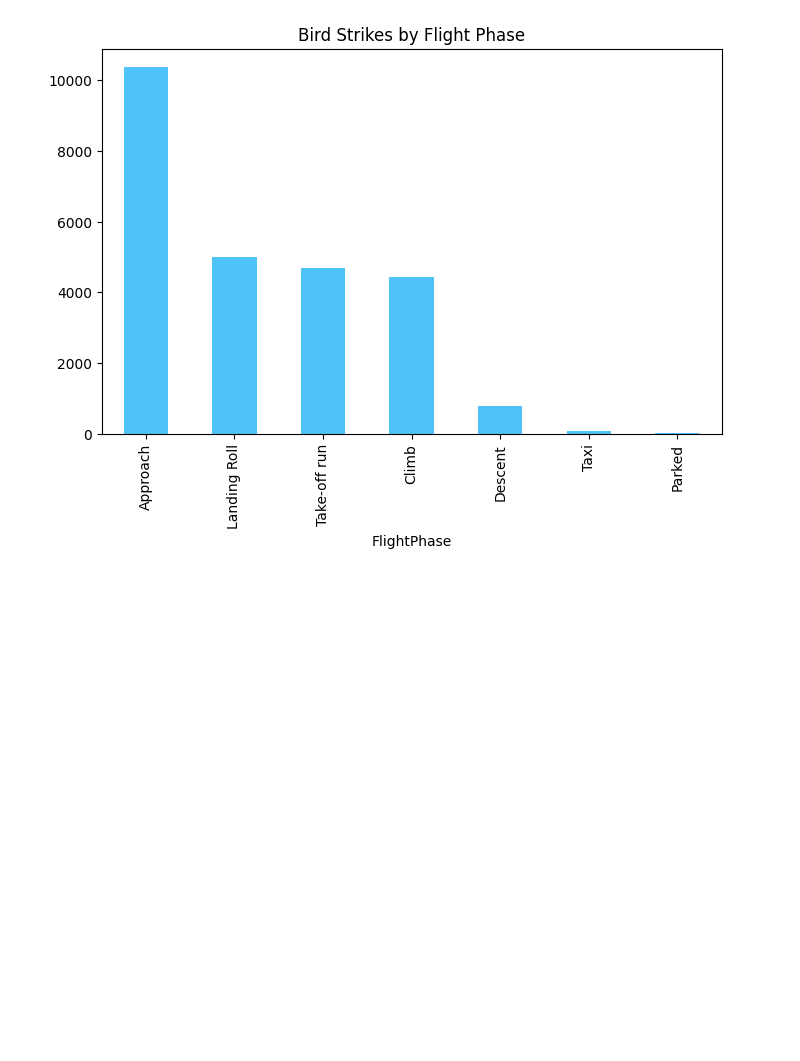
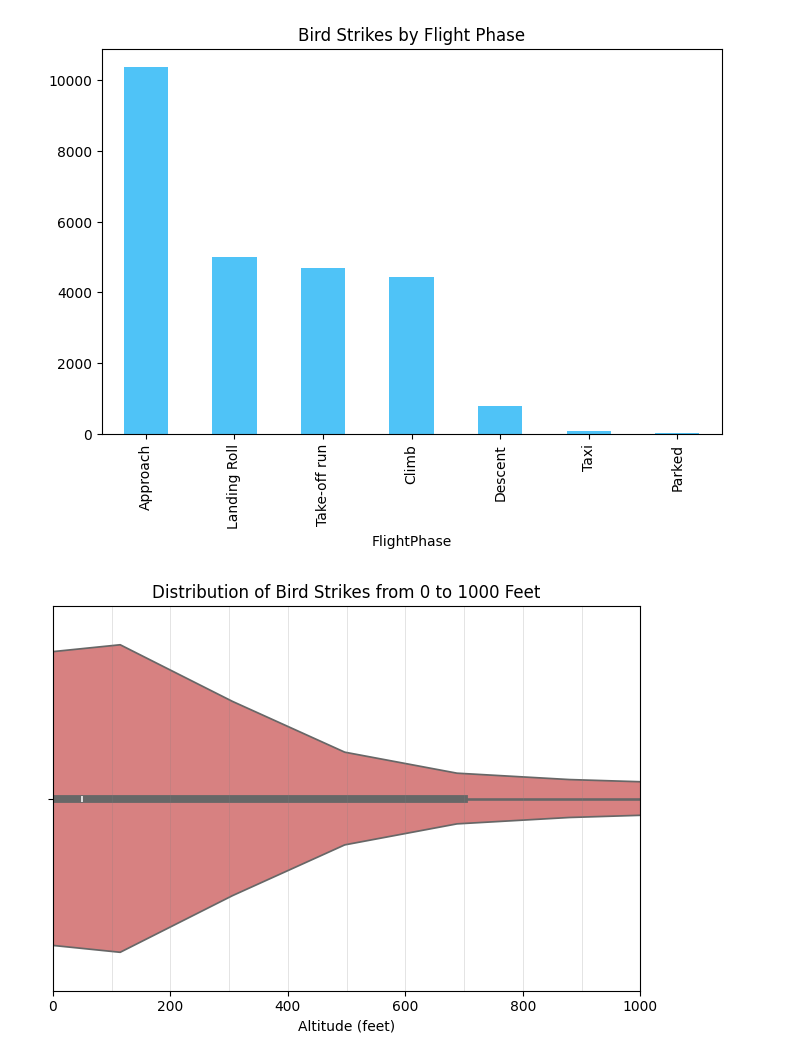
Before and after one commit to Kiyojute/Bird_Strikes, a Jupyter notebook: Aviation_Bird_Strikes.ipynb, the cells around one changed output. Saved outputs shown, nothing was run; the diff lists cells and outputs as text; code cells hidden in the pictures; blank space fills up the shorter version.

Commit message:
added violinplot

```diff
--- a/Aviation_Bird_Strikes.ipynb
+++ b/Aviation_Bird_Strikes.ipynb
@@ -475,3 +475,23 @@ flight_phase_counts.plot(
 # %% [output]
 <Axes: title={'center': 'Bird Strikes by Flight Phase'}, xlabel='FlightPhase'>
 [figure]
+# %%
+# using seaborn to create violin plot of the 'Altitude' column from airportQ DataFrame
+
+sns.violinplot(x=airportQ['Altitude'], color='#E57373')
+
+x_positions = range(100, 1000, 100) # (start value, ending boundary, step size)
+
+for val in x_positions:
+    plt.axvline(x=val, ymin=0, ymax=1, color='gray', alpha=0.3, linewidth=0.5)
+
+
+#x-axis limit
+plt.xlim(0, 1000)
+
+plt.title("Distribution of Bird Strikes from 0 to 1000 Feet")
+plt.xlabel("Altitude (feet)")
+plt.tight_layout()
+plt.show()
+# %% [output]
+[figure, added]
```
Also changed, not shown: parts of 1 cell of this notebook.
